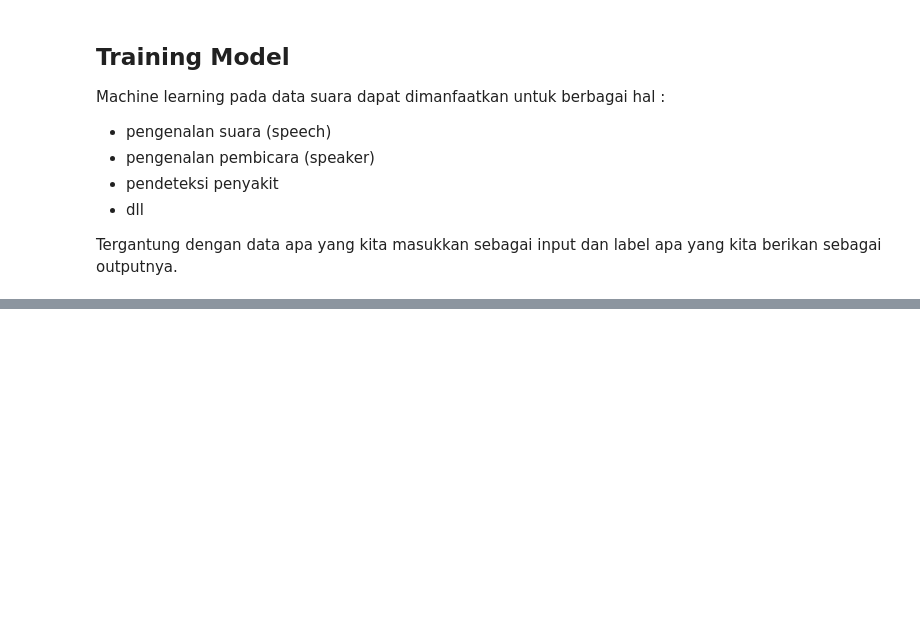
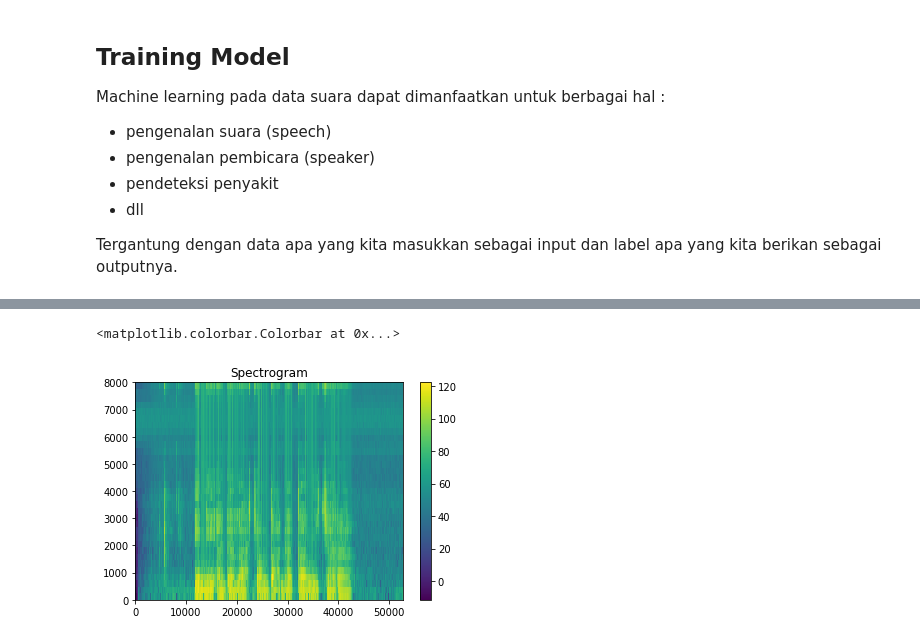
Before and after one commit to Arasy/PraktekNLP, a Jupyter notebook: PraktikumNLP-Audio-2.ipynb, the cells around one changed output, grey strips where cells are left out. Cells and saved outputs as stored; diff of their text form; code cells hidden in the pictures; blank space fills up the shorter version.

Commit message:
Add machine learning

```diff
--- a/PraktikumNLP-Audio-2.ipynb
+++ b/PraktikumNLP-Audio-2.ipynb
@@ -71,0 +116,20 @@ Tergantung dengan data apa yang kita masukkan sebagai input dan label apa yang k
+# %%
+#Create Filterbank, credit https://haythamfayek.com/2016/04/21/speech-processing-for-machine-learning.html
+def filterbank(NFFT = 512, nfilt = 40, fs = 16000) :
+    low_freq_mel = 0
+    high_freq_mel = (2595 * np.log10(1 + (fs / 2) / 700))  # Convert Hz to Mel
+    mel_points = np.linspace(low_freq_mel, high_freq_mel, nfilt + 2)  # Equally spaced in Mel scale
+    hz_points = (700 * (10**(mel_points / 2595) - 1))  # Convert Mel to Hz
+    bin = np.floor((NFFT + 1) * hz_points / fs)
+
+    fbank = np.zeros((nfilt, int(np.floor(NFFT / 2))))
+    for m in range(1, nfilt + 1):
+        f_m_minus = int(bin[m - 1])   # left
+        f_m = int(bin[m])             # center
+        f_m_plus = int(bin[m + 1])    # right
+
+        for k in range(f_m_minus, f_m):
+            fbank[m - 1, k] = (k - bin[m - 1]) / (bin[m] - bin[m - 1])
+        for k in range(f_m, f_m_plus):
+            fbank[m - 1, k] = (bin[m + 1] - k) / (bin[m + 1] - bin[m])
+    return fbank.T
@@ -71,0 +162,10 @@ Tergantung dengan data apa yang kita masukkan sebagai input dan label apa yang k
+# %%
+# Filterbank Spectrogram
+spectrogram = np.dot(STFT(y_wicara), filterbank(N, nfilt=33, fs = fs))
+spectrogram = 20 * np.log10(spectrogram)
+plt.imshow(spectrogram.T, origin='lower', aspect='auto', extent=[0, spectrogram.size, 0, 8000])
+plt.title('Spectrogram')
+plt.colorbar()
+# %% [output]
+<matplotlib.colorbar.Colorbar at 0x...>
+[figure, added]
```
Also changed, not shown: parts of 40 cells of this notebook.
